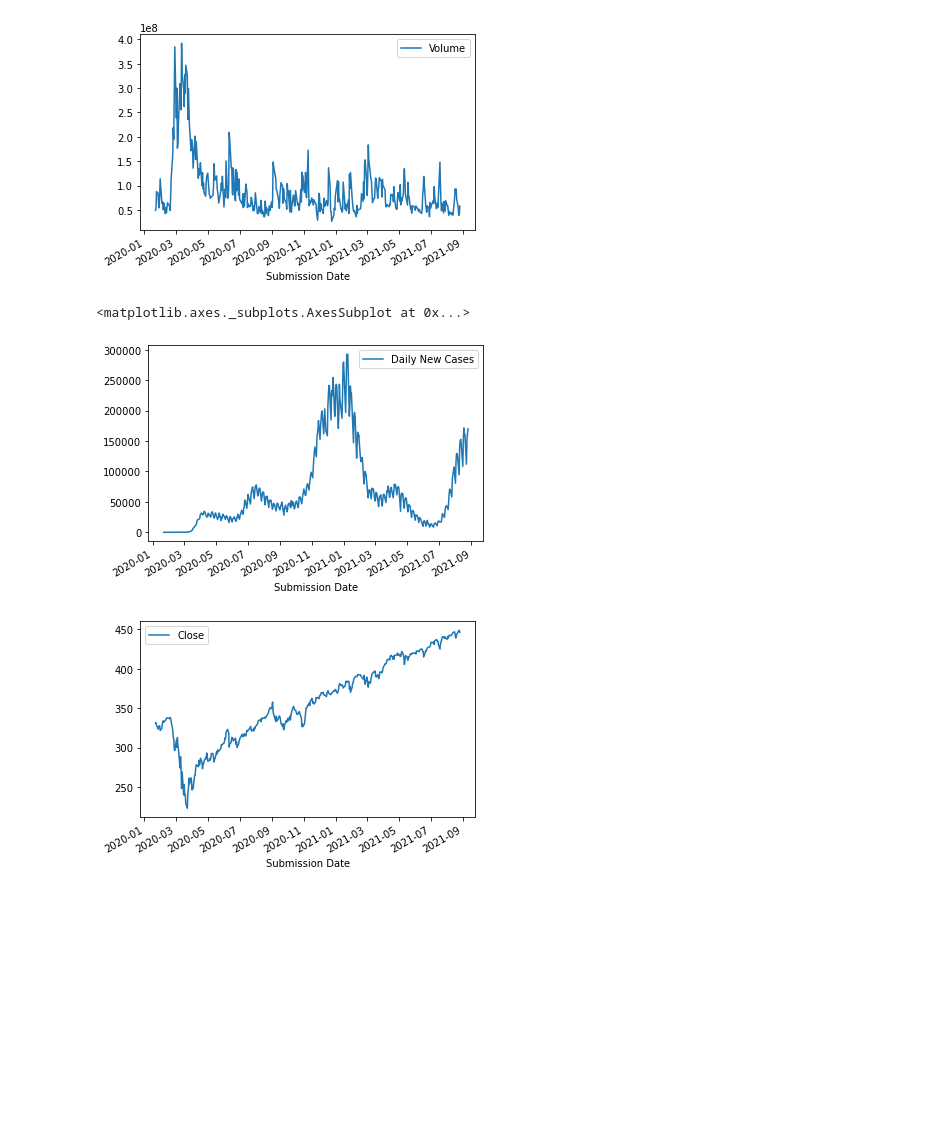
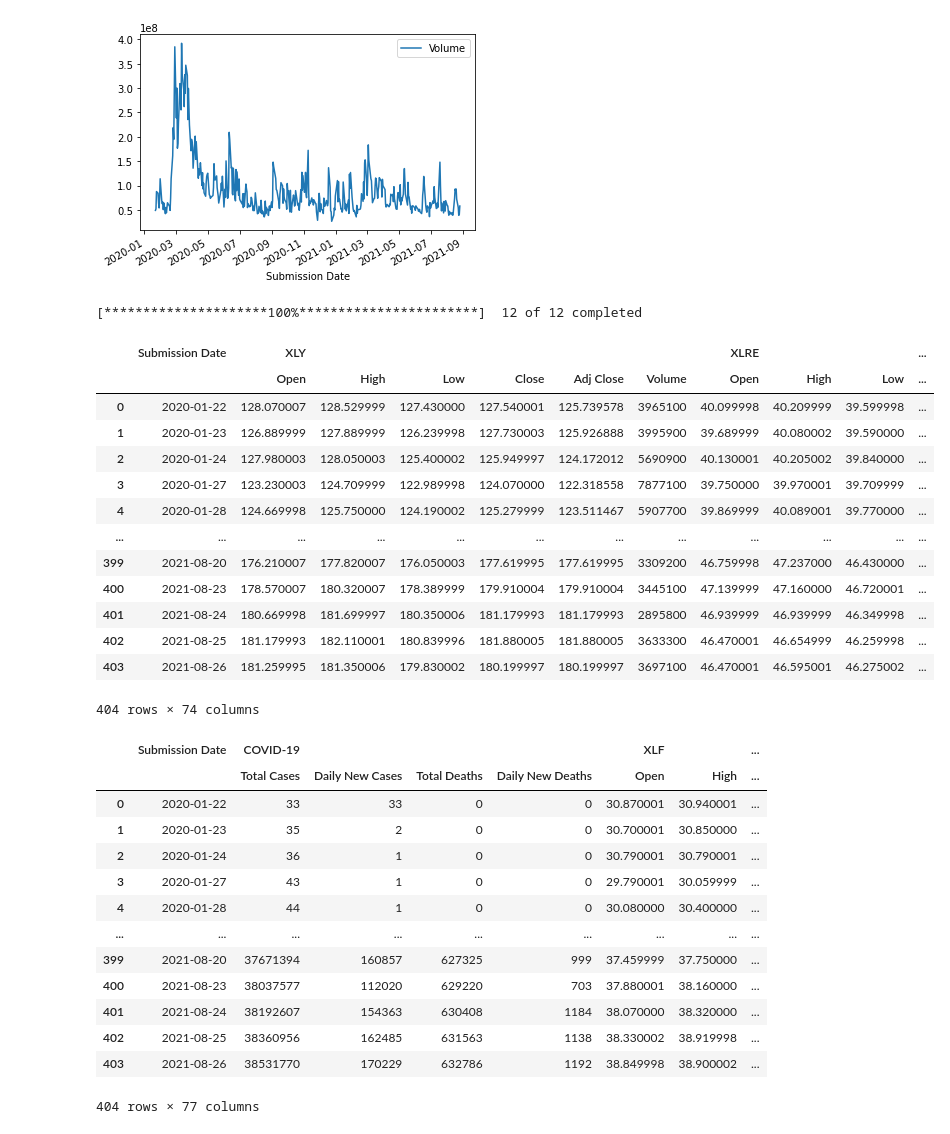
Before and after one commit to dmtiblin/Project-1, a Jupyter notebook: Diane/covid-finance-test- cleaned-.ipynb, the cells around one changed output. Cells and saved outputs as stored; diff of their text form; code cells hidden in the pictures; blank space fills up the shorter version.

```diff
--- a/Diane/covid-finance-test- cleaned-.ipynb
+++ b/Diane/covid-finance-test- cleaned-.ipynb
@@ -131,10 +137,48 @@ complete_df.plot(kind = 'line', x='Submission Date', y='Volume')
 # %% [output]
 <matplotlib.axes._subplots.AxesSubplot at 0x...>
 [figure]
-# %%
-complete_df.plot(kind= 'line', x='Submission Date', y='Daily New Cases')
-complete_df.plot(kind= 'line', x='Submission Date', y='Close')
-# %% [output]
-<matplotlib.axes._subplots.AxesSubplot at 0x...>
-[figure, removed]
-[figure, removed]
+# %%
+sectors =[ 'SPY','XLF', 'XLU', 'XLK', 'XLE', 'XLI',
+             'XLB', 'XLP', 'XLV', 'XLY', 'XLRE', 'XLC']
+
+sectors_df = yf.download(sectors, group_by='Ticker', start="2020-01-22", end="2021-08-27")
+sectors_df.reset_index(level=0,inplace=True)
+sectors_df.rename(columns={"Date":"Submission Date"},inplace = True)
+
+sectors_df['SPY', 'AMP'] =  sectors_df['SPY', 'High'] -  sectors_df['SPY', 'Low']
+
+sectors_df
+# %% [output]
+[*********************100%***********************]  12 of 12 completed
+|  | Submission Date | XLY |  |  |  |  |  | XLRE |  |  | ... |
+|  |  | Open | High | Low | Close | Adj Close | Volume | Open | High | Low | ... |
+| 0 | 2020-01-22 | 128.070007 | 128.529999 | 127.430000 | 127.540001 | 125.739578 | 3965100 | 40.099998 | 40.209999 | 39.599998 | ... |
+| 1 | 2020-01-23 | 126.889999 | 127.889999 | 126.239998 | 127.730003 | 125.926888 | 3995900 | 39.689999 | 40.080002 | 39.590000 | ... |
+| 2 | 2020-01-24 | 127.980003 | 128.050003 | 125.400002 | 125.949997 | 124.172012 | 5690900 | 40.130001 | 40.205002 | 39.840000 | ... |
+| 3 | 2020-01-27 | 123.230003 | 124.709999 | 122.989998 | 124.070000 | 122.318558 | 7877100 | 39.750000 | 39.970001 | 39.709999 | ... |
+| 4 | 2020-01-28 | 124.669998 | 125.750000 | 124.190002 | 125.279999 | 123.511467 | 5907700 | 39.869999 | 40.089001 | 39.770000 | ... |
+| ... | ... | ... | ... | ... | ... | ... | ... | ... | ... | ... | ... |
+| 399 | 2021-08-20 | 176.210007 | 177.820007 | 176.050003 | 177.619995 | 177.619995 | 3309200 | 46.759998 | 47.237000 | 46.430000 | ... |
+| 400 | 2021-08-23 | 178.570007 | 180.320007 | 178.389999 | 179.910004 | 179.910004 | 3445100 | 47.139999 | 47.160000 | 46.720001 | ... |
+| 401 | 2021-08-24 | 180.669998 | 181.699997 | 180.350006 | 181.179993 | 181.179993 | 2895800 | 46.939999 | 46.939999 | 46.349998 | ... |
+| 402 | 2021-08-25 | 181.179993 | 182.110001 | 180.839996 | 181.880005 | 181.880005 | 3633300 | 46.470001 | 46.654999 | 46.259998 | ... |
+| 403 | 2021-08-26 | 181.259995 | 181.350006 | 179.830002 | 180.199997 | 180.199997 | 3697100 | 46.470001 | 46.595001 | 46.275002 | ... |
+404 rows × 74 columns
+# %%
+complete_df2 = pd.merge(covid_df_grouped_date, sectors_df, on='Submission Date', how='inner')
+complete_df2
+# %% [output]
+|  | Submission Date | COVID-19 |  |  |  | XLF |  | ... |
+|  |  | Total Cases | Daily New Cases | Total Deaths | Daily New Deaths | Open | High | ... |
+| 0 | 2020-01-22 | 33 | 33 | 0 | 0 | 30.870001 | 30.940001 | ... |
+| 1 | 2020-01-23 | 35 | 2 | 0 | 0 | 30.700001 | 30.850000 | ... |
+| 2 | 2020-01-24 | 36 | 1 | 0 | 0 | 30.790001 | 30.790001 | ... |
+| 3 | 2020-01-27 | 43 | 1 | 0 | 0 | 29.790001 | 30.059999 | ... |
+| 4 | 2020-01-28 | 44 | 1 | 0 | 0 | 30.080000 | 30.400000 | ... |
+| ... | ... | ... | ... | ... | ... | ... | ... | ... |
+| 399 | 2021-08-20 | 37671394 | 160857 | 627325 | 999 | 37.459999 | 37.750000 | ... |
+| 400 | 2021-08-23 | 38037577 | 112020 | 629220 | 703 | 37.880001 | 38.160000 | ... |
+| 401 | 2021-08-24 | 38192607 | 154363 | 630408 | 1184 | 38.070000 | 38.320000 | ... |
+| 402 | 2021-08-25 | 38360956 | 162485 | 631563 | 1138 | 38.330002 | 38.919998 | ... |
+| 403 | 2021-08-26 | 38531770 | 170229 | 632786 | 1192 | 38.849998 | 38.900002 | ... |
+404 rows × 77 columns
```
Also changed, not shown: parts of 6 cells of this notebook, 9 other files.
